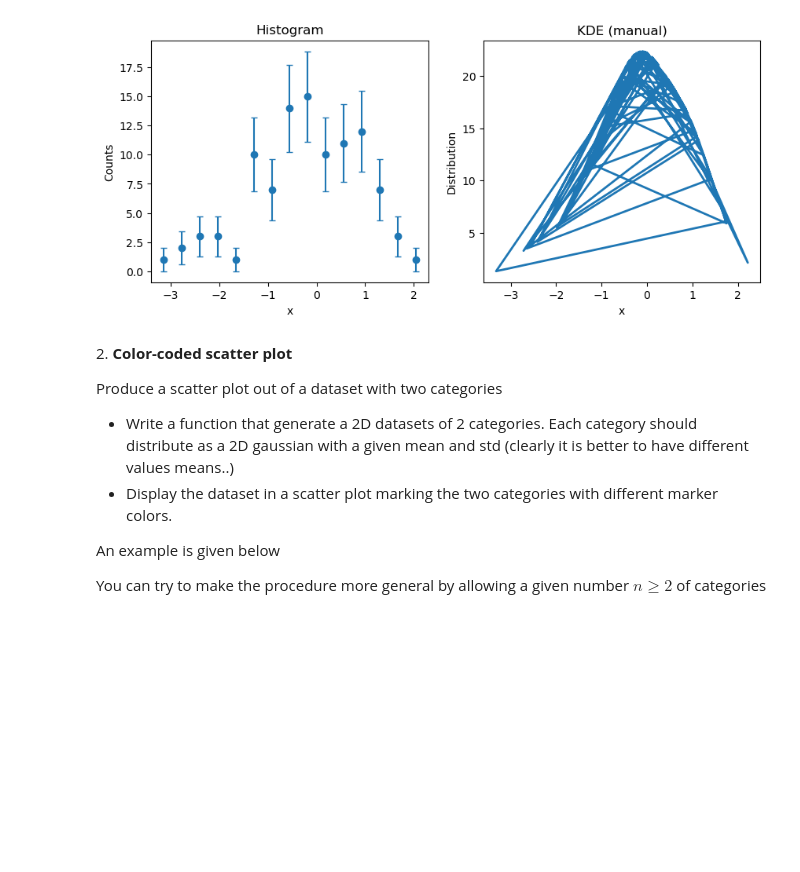
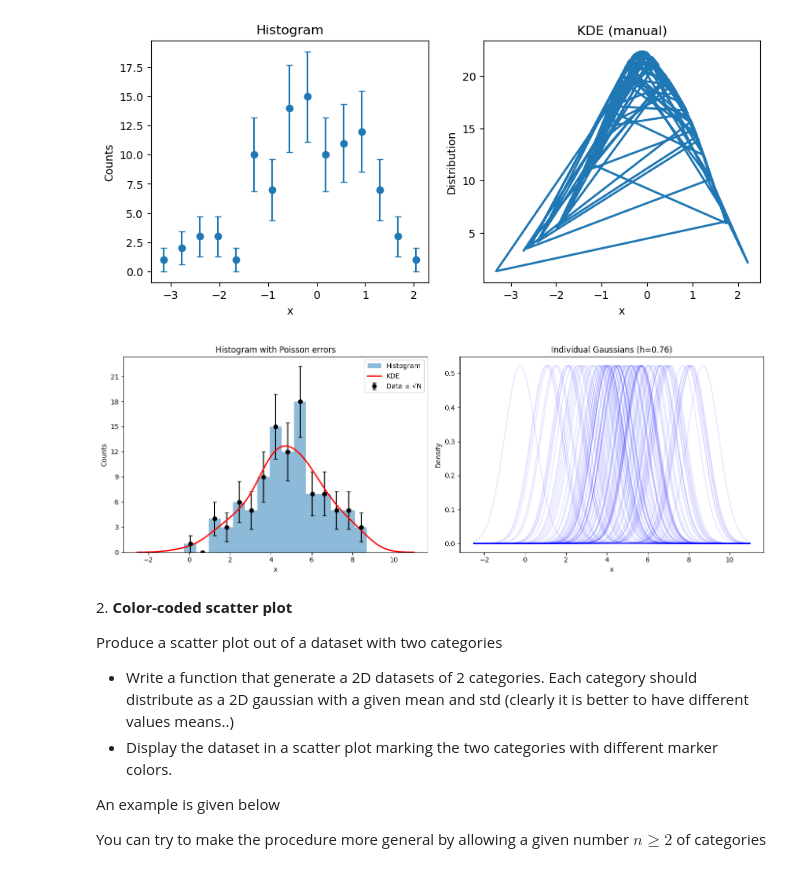
Before and after one commit to melissanespeque/LaboratoryOfComputationalPhysics_Y8, a Jupyter notebook: 07ex_Visualization.ipynb, the cells around one changed output. Cells and saved outputs as stored; diff of their text form; code cells hidden in the pictures; blank space fills up the shorter version.

```diff
--- a/07ex_Visualization.ipynb
+++ b/07ex_Visualization.ipynb
@@ -189,6 +189,67 @@ axes[1].set_title("KDE (manual)")
 # %% [output]
 Text(0.5, 1.0, 'KDE (manual)')
 [figure]
+# %%
+# === VERSION 1: Exercise 1 - Kernel Density Estimate (KDE) ===
+import numpy as np
+import matplotlib.pyplot as plt
+from scipy import stats, integrate
+
+# Generate normally distributed data
+np.random.seed(42)
+N = 100
+mean, std = 5, 2
+x = np.random.normal(mean, std, N)
+
+# === Histogram with error bars ===
+fig, (ax1, ax2) = plt.subplots(1, 2, figsize=(14, 5))
+
+# Histogram parameters
+n_bins = 15
+counts, bin_edges, _ = ax1.hist(x, bins=n_bins, alpha=0.5, label='Histogram')
+bin_centers = (bin_edges[:-1] + bin_edges[1:]) / 2
+bin_width = bin_edges[1] - bin_edges[0]
+
+# Error bars (Poisson: sqrt(N))
+errors = np.sqrt(counts)
+ax1.errorbar(bin_centers, counts, yerr=errors, fmt='ko', capsize=3, label='Data ± √N')
+ax1.set_xlabel('x')
+ax1.set_ylabel('Counts')
+ax1.yaxis.set_major_locator(plt.MaxNLocator(integer=True))  # integer y-ticks
+ax1.legend()
+ax1.set_title('Histogram with Poisson errors')
+
+# === KDE: Gaussian for each point ===
+# Bandwidth (Scott's rule)
+h = 1.06 * x.std() * N**(-1/5)
+
+# x-range for plotting
+x_range = np.linspace(x.min() - 3*h, x.max() + 3*h, 200)
+
+# Plot individual Gaussians and sum
+kde_sum = np.zeros_like(x_range)
+for xi in x:
+    gauss = stats.norm(loc=xi, scale=h).pdf(x_range)
+    kde_sum += gauss
+    ax2.plot(x_range, gauss, 'b-', alpha=0.1)
+
+ax2.set_xlabel('x')
+ax2.set_ylabel('Density')
+ax2.set_title(f'Individual Gaussians (h={h:.2f})')
+
+# === Normalize KDE to match histogram integral ===
+hist_integral = counts.sum() * bin_width  # total area of histogram
+kde_integral = integrate.trapezoid(kde_sum, x_range)
+kde_normalized = kde_sum * hist_integral / kde_integral
+
+# Plot normalized KDE on histogram
+ax1.plot(x_range, kde_normalized, 'r-', lw=2, label='KDE')
+ax1.legend()
+
+plt.tight_layout()
+plt.show()
+# %% [output]
+[figure, added]
 # %% [markdown]
 2\. **Color-coded scatter plot**
 
```
Also changed, not shown: 27 other files.
